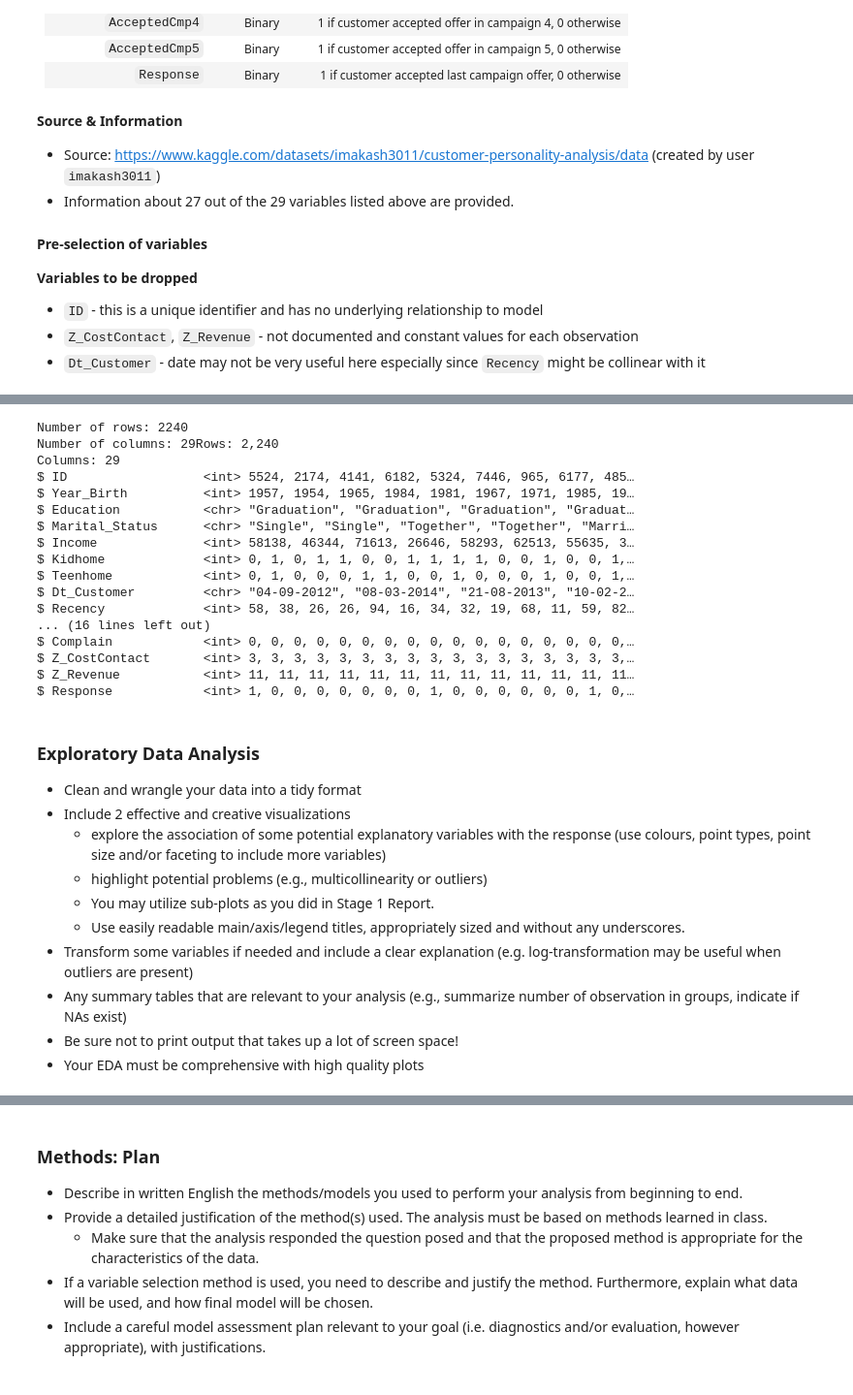
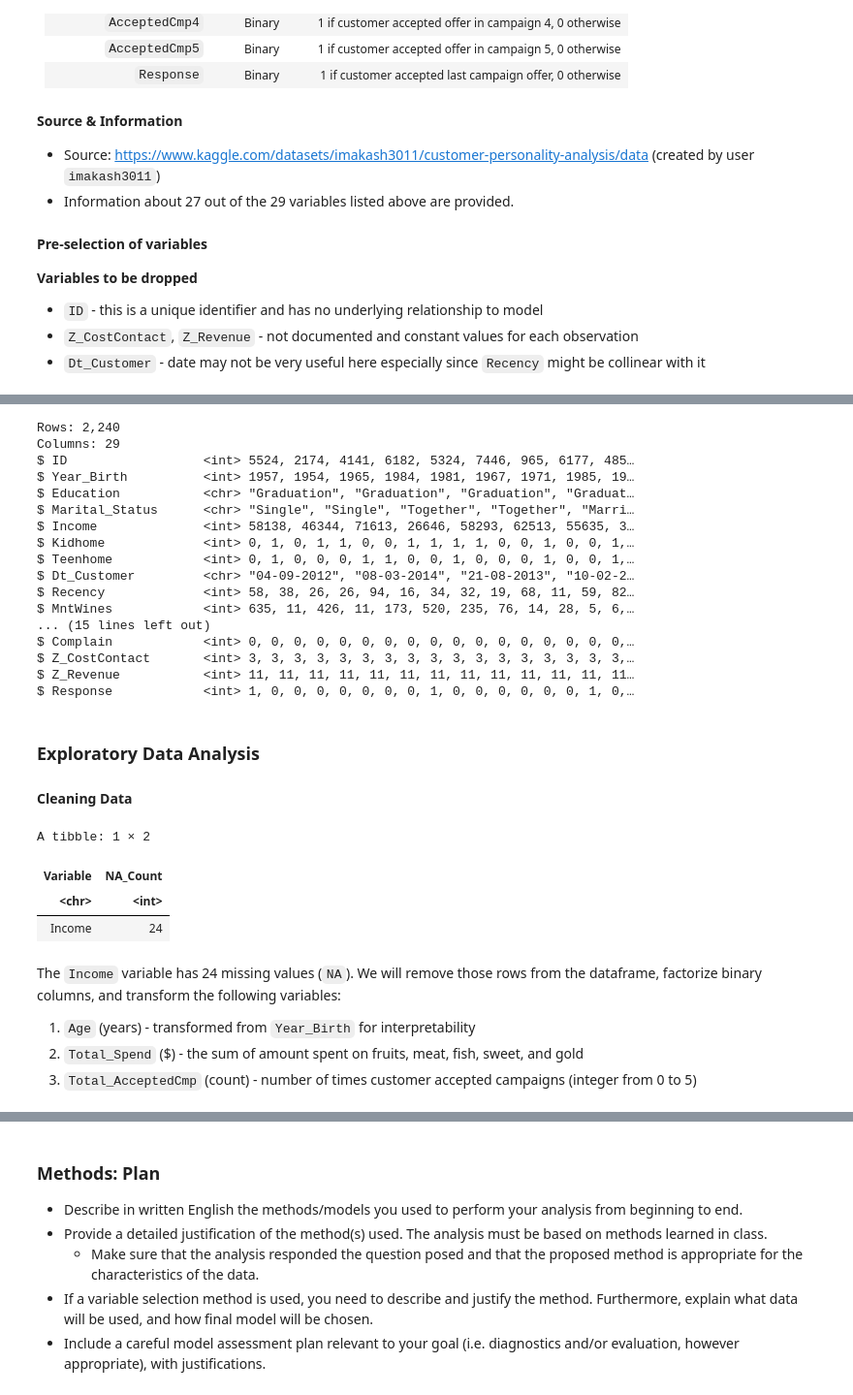
Before and after one commit to nelsonli2323/STAT-301-Project, a Jupyter notebook: Final_Report.ipynb, the cells around one changed output, grey strips where cells are left out. Shown at 97% size. Drawn from its saved outputs; the diff is of its cells as text; code cells hidden in the pictures.

```diff
--- a/Final_Report.ipynb
+++ b/Final_Report.ipynb
@@ -88,15 +99,10 @@ library(broom)
 # Reading in data (stored on github)
 url <- "https://raw.githubusercontent.com/nelsonli2323/STAT-301-Project/refs/heads/main/marketing_campaign.csv"
 customer_data <- read.delim(url, header = TRUE, sep = "\t")
-num_rows <- nrow(customer_data)
-num_cols <- ncol(customer_data)
 
-cat("Number of rows:", num_rows, "\n")
-cat("Number of columns:", num_cols)
 glimpse(customer_data)
 # %% [output]
-Number of rows: 2240
-Number of columns: 29Rows: 2,240
+Rows: 2,240
 Columns: 29
 $ ID                  <int> 5524, 2174, 4141, 6182, 5324, 7446, 965, 6177, 485…
 $ Year_Birth          <int> 1957, 1954, 1965, 1984, 1981, 1967, 1971, 1985, 19…
@@ -107,7 +113,8 @@ $ Kidhome             <int> 0, 1, 0, 1, 1, 0, 0, 1, 1, 1, 1, 0, 0, 1, 0, 0, 1,
 $ Teenhome            <int> 0, 1, 0, 0, 0, 1, 1, 0, 0, 1, 0, 0, 0, 1, 0, 0, 1,…
 $ Dt_Customer         <chr> "04-09-2012", "08-03-2014", "21-08-2013", "10-02-2…
 $ Recency             <int> 58, 38, 26, 26, 94, 16, 34, 32, 19, 68, 11, 59, 82…
-... (16 lines left out)
+$ MntWines            <int> 635, 11, 426, 11, 173, 520, 235, 76, 14, 28, 5, 6,…
+... (15 lines left out)
 $ Complain            <int> 0, 0, 0, 0, 0, 0, 0, 0, 0, 0, 0, 0, 0, 0, 0, 0, 0,…
 $ Z_CostContact       <int> 3, 3, 3, 3, 3, 3, 3, 3, 3, 3, 3, 3, 3, 3, 3, 3, 3,…
 $ Z_Revenue           <int> 11, 11, 11, 11, 11, 11, 11, 11, 11, 11, 11, 11, 11…
@@ -115,14 +122,24 @@ $ Response            <int> 1, 0, 0, 0, 0, 0, 0, 0, 1, 0, 0, 0, 0, 0, 0, 1, 0,
 # %% [markdown]
 ### Exploratory Data Analysis
 
-- Clean and wrangle your data into a tidy format
-- Include 2 effective and creative visualizations
-    - explore the association of some potential explanatory variables with the response (use colours, point types, point size and/or faceting to include more variables)
-    - highlight potential problems (e.g., multicollinearity or outliers)
-    - You may utilize sub-plots as you did in Stage 1 Report.
-    - Use easily readable main/axis/legend titles, appropriately sized and without any underscores.
-- Transform some variables if needed and include a clear explanation (e.g. log-transformation may be useful when outliers are present)
-- Any summary tables that are relevant to your analysis (e.g., summarize number of observation in groups, indicate if NAs exist)
-- Be sure not to print output that takes up a lot of screen space!
-- Your EDA must be comprehensive with high quality plots
+#### Cleaning Data
+# %%
+# Count NA values in each column
+na_summary <- customer_data %>%
+    summarise(across(everything(), ~sum(is.na(.)))) %>%
+    pivot_longer(everything(), names_to = "Variable", values_to = "NA_Count") %>%
+    filter(NA_Count > 0)
+
+na_summary
+# %% [output]
+A tibble: 1 × 2
+| Variable | NA_Count |
+| <chr> | <int> |
+| Income | 24 |
+# %% [markdown]
+The `Income` variable has 24 missing values (`NA`). We will remove those rows from the dataframe, factorize binary columns, and transform the following variables:
+
+1. `Age` (years) - transformed from `Year_Birth` for interpretability
+2. `Total_Spend` ($) - the sum of amount spent on fruits, meat, fish, sweet, and gold
+3. `Total_AcceptedCmp` (count) - number of times customer accepted campaigns (integer from 0 to 5)
 # %%
```
Also changed, not shown: parts of 9 cells of this notebook.
